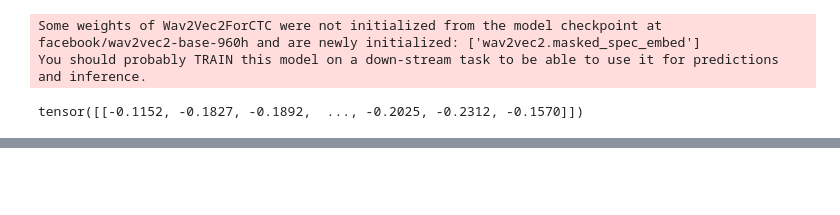
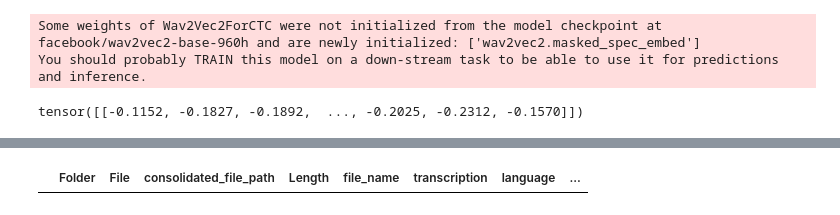
Before and after one commit to greeshmasmenon/songsLyricsGenerator, a Jupyter notebook: src/notebooks/Seq2Seq + Wav2vec2.ipynb, the cells around one changed output, grey strips where cells are left out. Drawn from its saved outputs; the diff is of its cells as text; code cells hidden in the pictures; blank space fills up the shorter version.

```diff
--- a/src/notebooks/Seq2Seq + Wav2vec2.ipynb
+++ b/src/notebooks/Seq2Seq + Wav2vec2.ipynb
@@ -608,0 +833,4 @@ class SpeechDataModule(LightningDataModule):
+# %%
+train_df[train_df.transcription_capitalized.str.len()>200]
+# %% [output]
+|  | Folder | File | consolidated_file_path | Length | file_name | transcription | language | ... |
```
Also changed, not shown: parts of 12 cells of this notebook.
